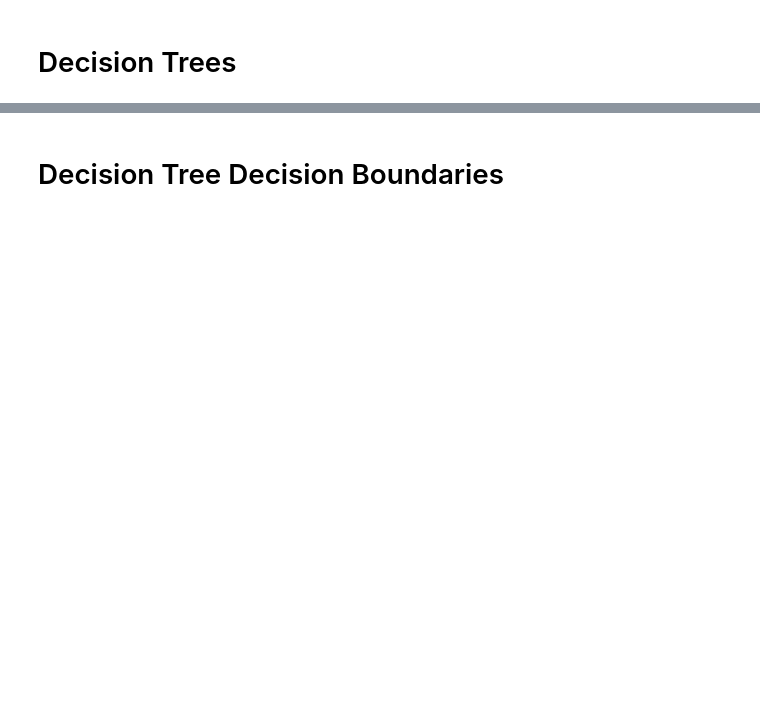
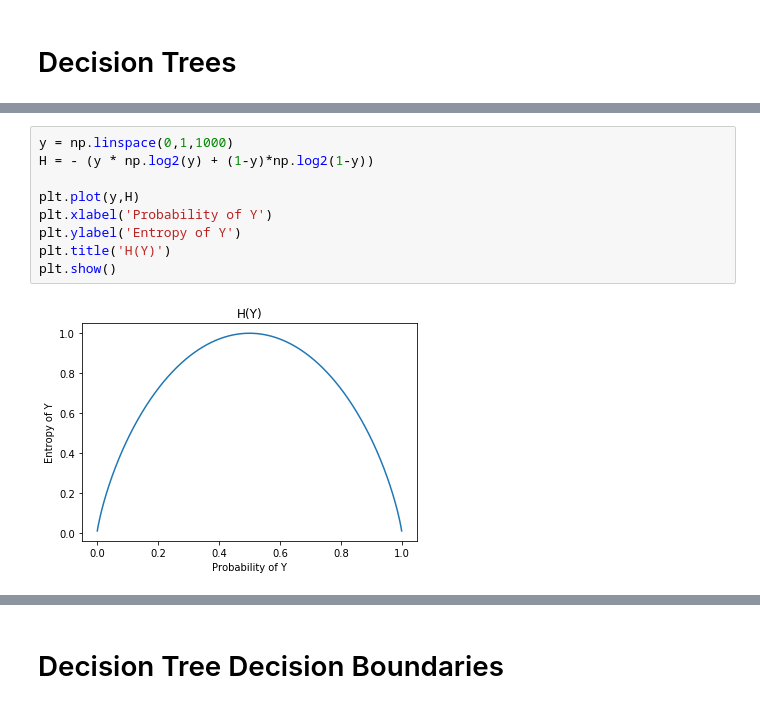
Before and after one commit to jordanott/DataScience, a Jupyter notebook: Notebooks/Decision Trees.ipynb, the cells around one changed output, grey strips where cells are left out. Drawn from its saved outputs; the diff is of its cells as text; blank space fills up the shorter version.

```diff
--- a/Notebooks/Decision Trees.ipynb
+++ b/Notebooks/Decision Trees.ipynb
@@ -26,0 +58,11 @@ graph
+# %%
+y = np.linspace(0,1,1000)
+H = - (y * np.log2(y) + (1-y)*np.log2(1-y))
+
+plt.plot(y,H)
+plt.xlabel('Probability of Y')
+plt.ylabel('Entropy of Y')
+plt.title('H(Y)')
+plt.show()
+# %% [output]
+[figure, added]
```
Also changed, not shown: parts of 26 cells of this notebook, 6 other files.
